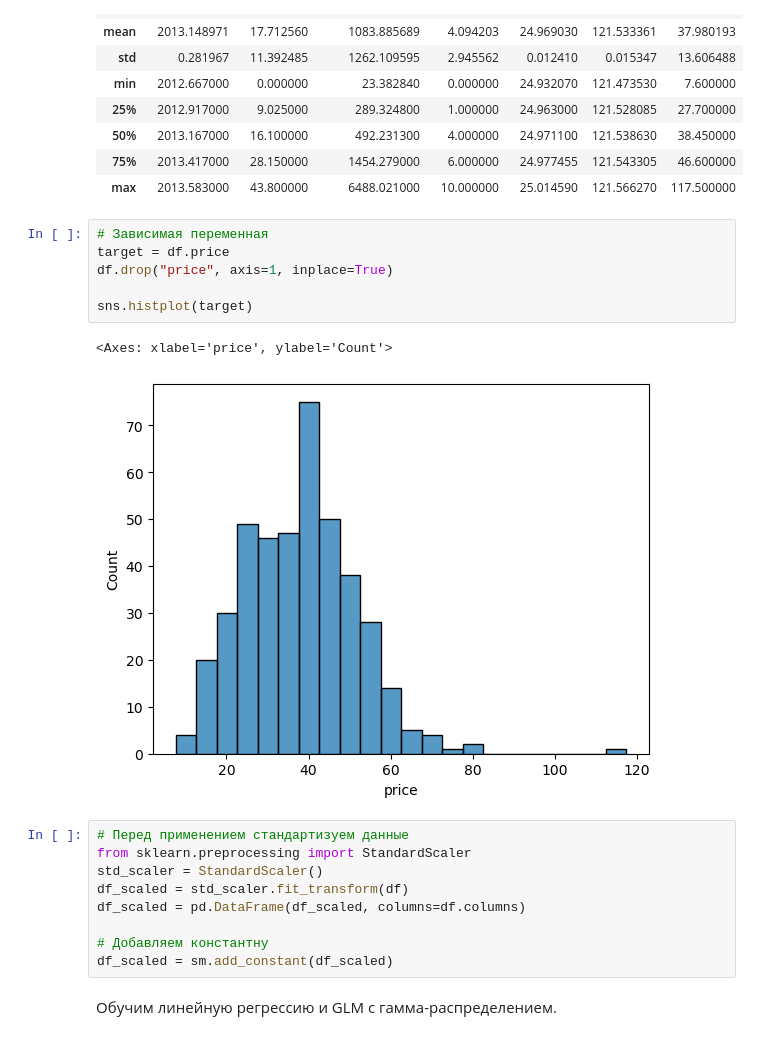
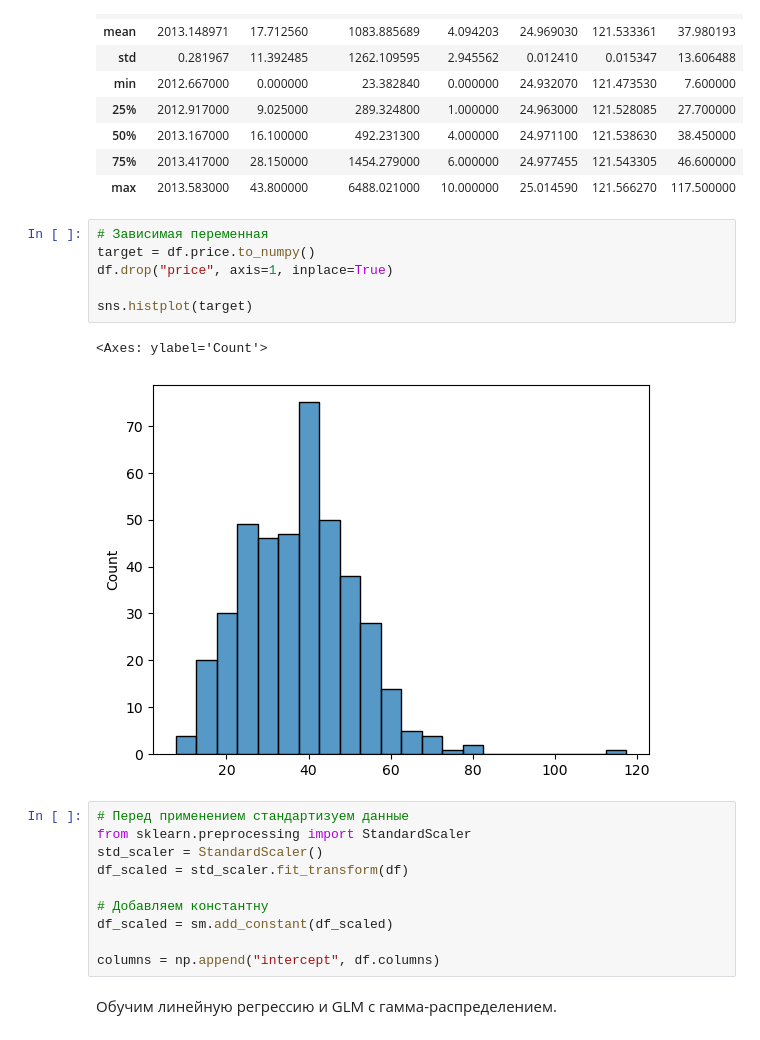
Before and after one commit to MixTeam145/SGD, a Jupyter notebook: notebook.ipynb, the cells around one changed output. Drawn from its saved outputs; the diff is of its cells as text.

```diff
--- a/notebook.ipynb
+++ b/notebook.ipynb
@@ -219,22 +201,23 @@ df.describe()
 | max | 2013.583000 | 43.800000 | 6488.021000 | 10.000000 | 25.014590 | 121.566270 | 117.500000 |
 # %%
 # Зависимая переменная
-target = df.price
+target = df.price.to_numpy()
 df.drop("price", axis=1, inplace=True)
 
 sns.histplot(target)
 # %% [output]
-<Axes: xlabel='price', ylabel='Count'>
+<Axes: ylabel='Count'>
-[figure, old version]
+[figure, new version]
 # %%
 # Перед применением стандартизуем данные
 from sklearn.preprocessing import StandardScaler
 std_scaler = StandardScaler()
 df_scaled = std_scaler.fit_transform(df)
-df_scaled = pd.DataFrame(df_scaled, columns=df.columns)
 
 # Добавляем константну
 df_scaled = sm.add_constant(df_scaled)
+
+columns = np.append("intercept", df.columns)
 # %% [markdown]
 Обучим линейную регрессию и GLM с гамма-распределением.
 # %% [markdown]
```
Also changed, not shown: parts of 31 cells of this notebook.
